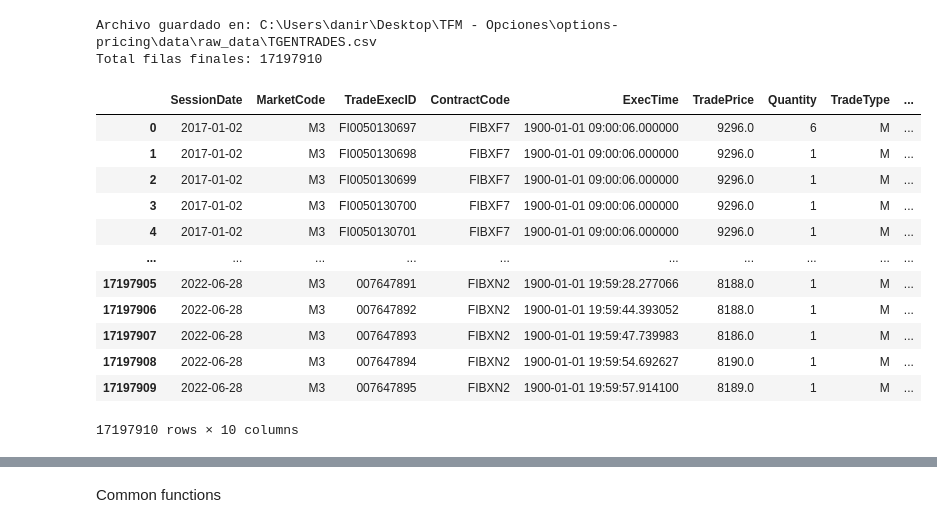
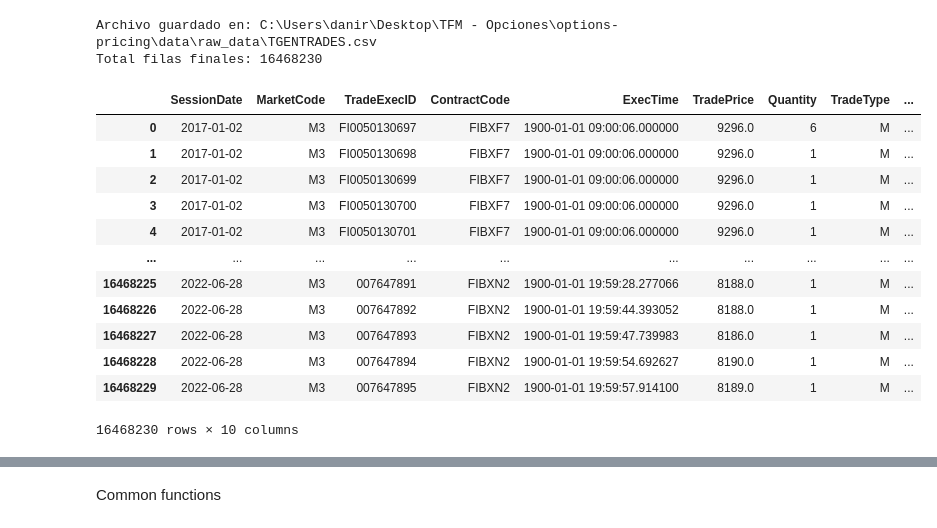
Before and after one commit to epiblasfunds/options-pricing, a Jupyter notebook: data.ipynb, the cells around one changed output, grey strips where cells are left out. Saved outputs shown, nothing was run; the diff lists cells and outputs as text; code cells hidden in the pictures.

```diff
--- a/data.ipynb
+++ b/data.ipynb
@@ -38,24 +41,25 @@ Total filas finales: 2520238
 # %%
 # TGENTRADES
 TgentradesHandler().build_raw_data(
     columns_list=config.data_config.read_raw_config.tgentrades_columns_list,
     selected_columns_dict=config.data_config.read_raw_config.tgentrades_columns_selected_dict,
     file_prefix=config.data_config.read_raw_config.tgentrades_prefix,
+    contracts_prefixes=config.data_config.read_raw_config.contracts_prefixes,
 )
 # %% [output]
 Archivo guardado en: C:\Users\danir\Desktop\TFM - Opciones\options-pricing\data\raw_data\TGENTRADES.csv
-Total filas finales: 17197910
+Total filas finales: 16468230
 |  | SessionDate | MarketCode | TradeExecID | ContractCode | ExecTime | TradePrice | Quantity | TradeType | ... |
 | 0 | 2017-01-02 | M3 | FI0050130697 | FIBXF7 | 1900-01-01 09:00:06.000000 | 9296.0 | 6 | M | ... |
 | 1 | 2017-01-02 | M3 | FI0050130698 | FIBXF7 | 1900-01-01 09:00:06.000000 | 9296.0 | 1 | M | ... |
 | 2 | 2017-01-02 | M3 | FI0050130699 | FIBXF7 | 1900-01-01 09:00:06.000000 | 9296.0 | 1 | M | ... |
 | 3 | 2017-01-02 | M3 | FI0050130700 | FIBXF7 | 1900-01-01 09:00:06.000000 | 9296.0 | 1 | M | ... |
 | 4 | 2017-01-02 | M3 | FI0050130701 | FIBXF7 | 1900-01-01 09:00:06.000000 | 9296.0 | 1 | M | ... |
 | ... | ... | ... | ... | ... | ... | ... | ... | ... | ... |
-| 17197905 | 2022-06-28 | M3 | 007647891 | FIBXN2 | 1900-01-01 19:59:28.277066 | 8188.0 | 1 | M | ... |
-| 17197906 | 2022-06-28 | M3 | 007647892 | FIBXN2 | 1900-01-01 19:59:44.393052 | 8188.0 | 1 | M | ... |
-| 17197907 | 2022-06-28 | M3 | 007647893 | FIBXN2 | 1900-01-01 19:59:47.739983 | 8186.0 | 1 | M | ... |
-| 17197908 | 2022-06-28 | M3 | 007647894 | FIBXN2 | 1900-01-01 19:59:54.692627 | 8190.0 | 1 | M | ... |
-| 17197909 | 2022-06-28 | M3 | 007647895 | FIBXN2 | 1900-01-01 19:59:57.914100 | 8189.0 | 1 | M | ... |
+| 16468225 | 2022-06-28 | M3 | 007647891 | FIBXN2 | 1900-01-01 19:59:28.277066 | 8188.0 | 1 | M | ... |
+| 16468226 | 2022-06-28 | M3 | 007647892 | FIBXN2 | 1900-01-01 19:59:44.393052 | 8188.0 | 1 | M | ... |
+| 16468227 | 2022-06-28 | M3 | 007647893 | FIBXN2 | 1900-01-01 19:59:47.739983 | 8186.0 | 1 | M | ... |
+| 16468228 | 2022-06-28 | M3 | 007647894 | FIBXN2 | 1900-01-01 19:59:54.692627 | 8190.0 | 1 | M | ... |
+| 16468229 | 2022-06-28 | M3 | 007647895 | FIBXN2 | 1900-01-01 19:59:57.914100 | 8189.0 | 1 | M | ... |
-17197910 rows × 10 columns
+16468230 rows × 10 columns
 # %%
```
Also changed, not shown: parts of 7 cells of this notebook, 26 other files.
